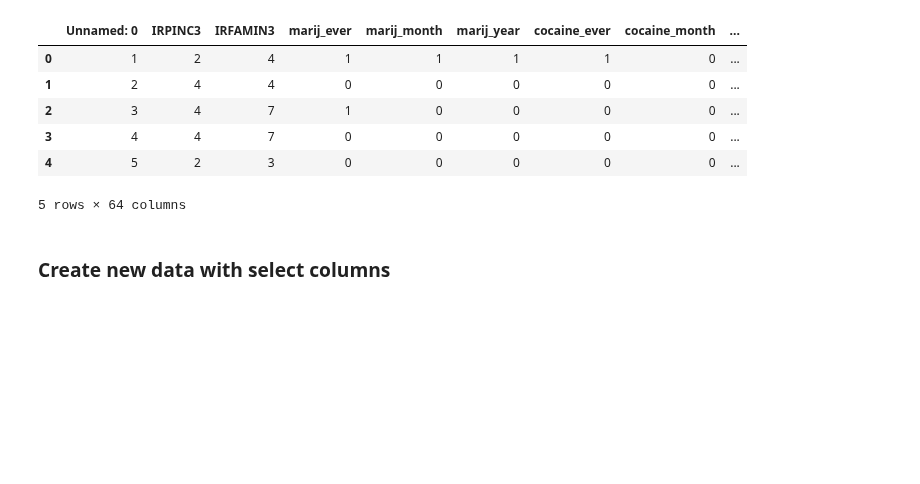
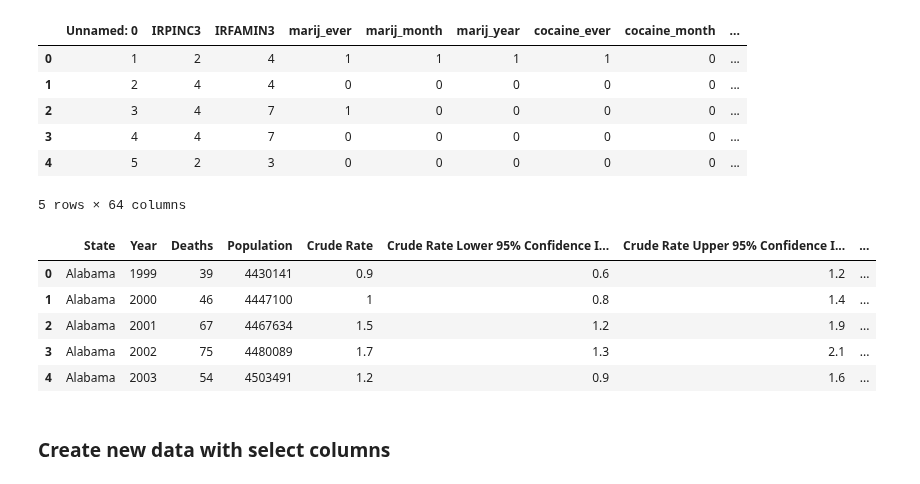
Before and after one commit to Chahnaz-Kbaisi/ETL-Project, a Jupyter notebook: usage_overdose_us.ipynb, the cells around one changed output. Cells and saved outputs as stored; diff of their text form; code cells hidden in the pictures; blank space fills up the shorter version.

```diff
--- a/demographic_drug_use.ipynb
+++ b/usage_overdose_us.ipynb
@@ -52,6 +84,17 @@ cleaned_workforce_df.head()
 | 3 | 4 | 4 | 7 | 0 | 0 | 0 | 0 | 0 | ... |
 | 4 | 5 | 2 | 3 | 0 | 0 | 0 | 0 | 0 | ... |
 5 rows × 64 columns
+# %%
+# Cleaning dataset and dropping any bad records:
+cleaned_death_cause_df = death_cause_df.dropna(how='any')
+cleaned_death_cause_df.head()
+# %% [output]
+|  | State | Year | Deaths | Population | Crude Rate | Crude Rate Lower 95% Confidence I... | Crude Rate Upper 95% Confidence I... | ... |
+| 0 | Alabama | 1999 | 39 | 4430141 | 0.9 | 0.6 | 1.2 | ... |
+| 1 | Alabama | 2000 | 46 | 4447100 | 1 | 0.8 | 1.4 | ... |
+| 2 | Alabama | 2001 | 67 | 4467634 | 1.5 | 1.2 | 1.9 | ... |
+| 3 | Alabama | 2002 | 75 | 4480089 | 1.7 | 1.3 | 2.1 | ... |
+| 4 | Alabama | 2003 | 54 | 4503491 | 1.2 | 0.9 | 1.6 | ... |
 # %% [markdown]
 ### Create new data with select columns
 # %%
```
Also changed, not shown: parts of 8 cells of this notebook, 2 other files.
